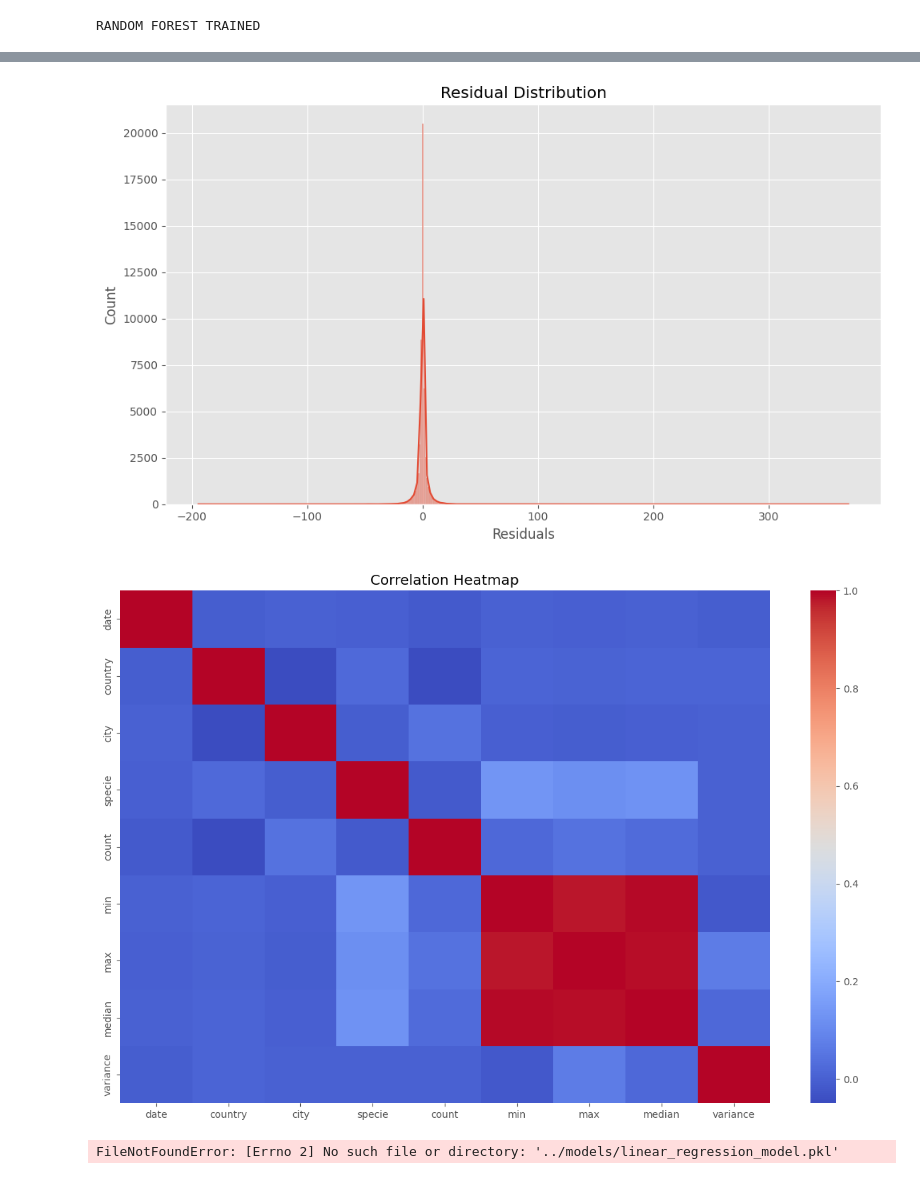
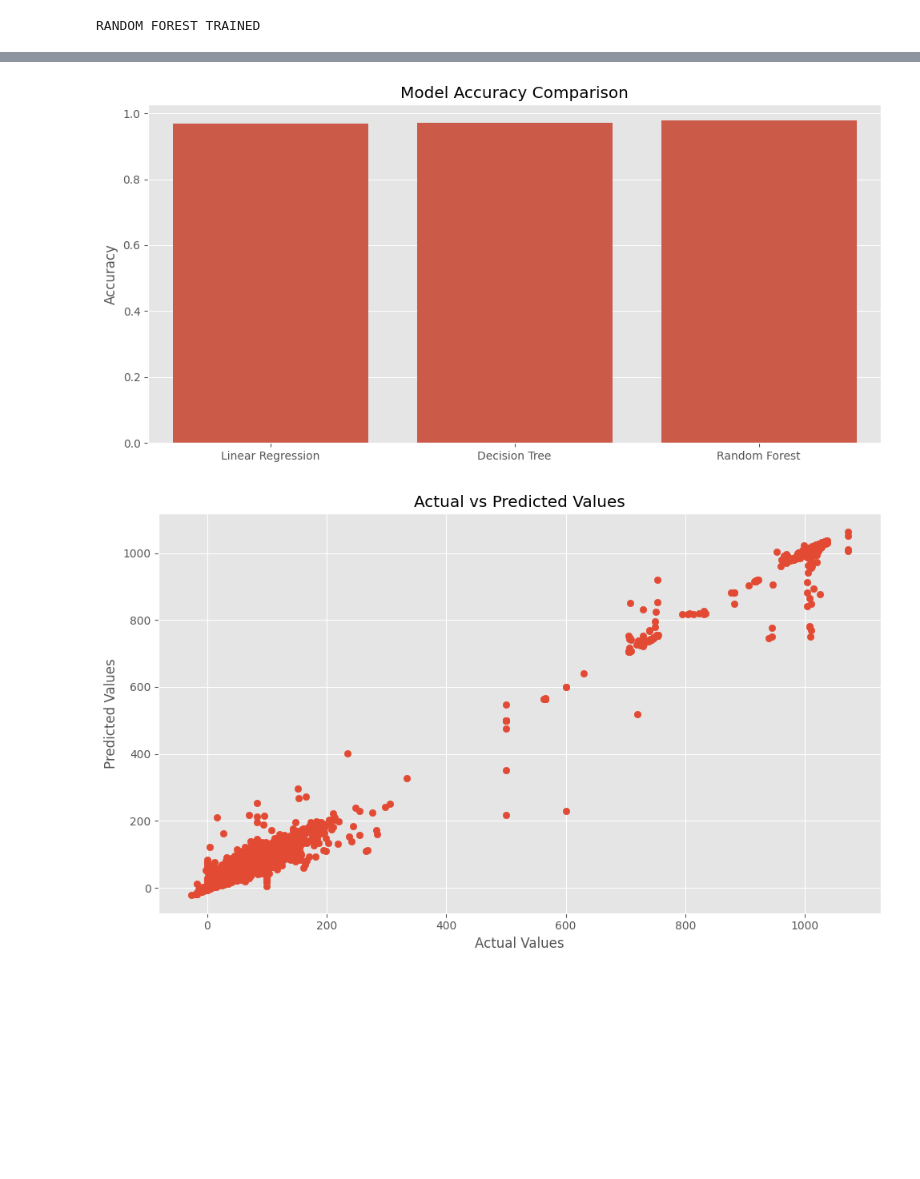
Before and after one commit to GoutamNandhen/Thiranex_Predictive_Modeling_using_Machine_Learning, a Jupyter notebook: air_quality_analytics_code.ipynb, the cells around one changed output, grey strips where cells are left out. Drawn from its saved outputs; the diff is of its cells as text; code cells hidden in the pictures; blank space fills up the shorter version.

```diff
--- a/air_quality_analytics_code.ipynb
+++ b/air_quality_analytics_code.ipynb
@@ -23,7 +27,8 @@ plt.style.use('ggplot')
 # %%
 # LOAD DATASET
 
-file_path = r"F:\projects\thiranex\air-quality-analytics-prediction\dataset\waqi-covid19-airqualitydata-2026Q2.csv"
+file_path = r"./dataset/waqi-covid19-airqualitydata-2026Q2.csv"
+
 df = pd.read_csv(
     file_path,
     skiprows=4
@@ -31,9 +36,6 @@ df = pd.read_csv(
 
 print("\nFIRST 5 ROWS")
 display(df.head())
-
-print("\nDATASET INFO")
-print(df.info())
 
 print("\nDATASET SHAPE")
 print(df.shape)
@@ -434,69 +463,61 @@ plt.show()
 # %%
-# RESIDUAL PLOT
+# MODEL COMPARISON
 
-residuals = y_test - rf_pred
+models = [
+    "Linear Regression",
+    "Decision Tree",
+    "Random Forest"
+]
 
-plt.figure(figsize=(10, 6))
+accuracies = [
+    lr_acc,
+    dt_acc,
+    rf_acc
+]
 
-sns.histplot(
-    residuals,
-    kde=True
+plt.figure(figsize=(10, 5))
+
+sns.barplot(
+    x=models,
+    y=accuracies
 )
 
-plt.title("Residual Distribution")
+plt.title("Model Accuracy Comparison")
 
-plt.xlabel("Residuals")
+plt.ylabel("Accuracy")
 
 plt.tight_layout()
 
 plt.savefig(
-    "./visualizations/residual_plot.png"
+    "./visualizations/model_comparison.png"
 )
 
 plt.show()
 # %% [output]
-[figure, old version]
+[figure, new version]
 # %%
-# CORRELATION HEATMAP
+# ACTUAL VS PREDICTED
 
-plt.figure(figsize=(12, 8))
+plt.figure(figsize=(10, 6))
 
-sns.heatmap(
-    df.corr(),
-    cmap='coolwarm',
-    annot=False
+plt.scatter(
+    y_test,
+    rf_pred
 )
 
-plt.title("Correlation Heatmap")
+plt.xlabel("Actual Values")
+
+plt.ylabel("Predicted Values")
+
+plt.title("Actual vs Predicted Values")
 
 plt.tight_layout()
 
 plt.savefig(
-    "./visualizations/correlation_heatmap.png"
+    "./visualizations/actual_vs_predicted.png"
 )
 
 plt.show()
 # %% [output]
-[figure, old version]
+[figure, new version]
-# %%
-# SAVE MODELS
-
-joblib.dump(
-    lr_model,
-    "./models/linear_regression_model.pkl"
-)
-
-joblib.dump(
-    dt_model,
-    "./models/decision_tree_model.pkl"
-)
-
-joblib.dump(
-    rf_model,
-    "./models/random_forest_model.pkl"
-)
-
-print("\nMODELS SAVED SUCCESSFULLY")
-# %% [output]
-FileNotFoundError: [Errno 2] No such file or directory: '../models/linear_regression_model.pkl'
 # %%
```
Also changed, not shown: parts of 12 cells of this notebook, 3 other files.
